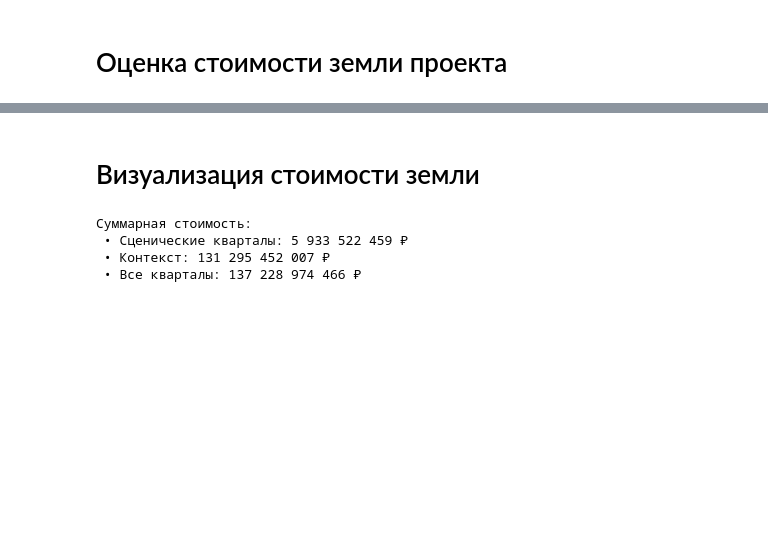
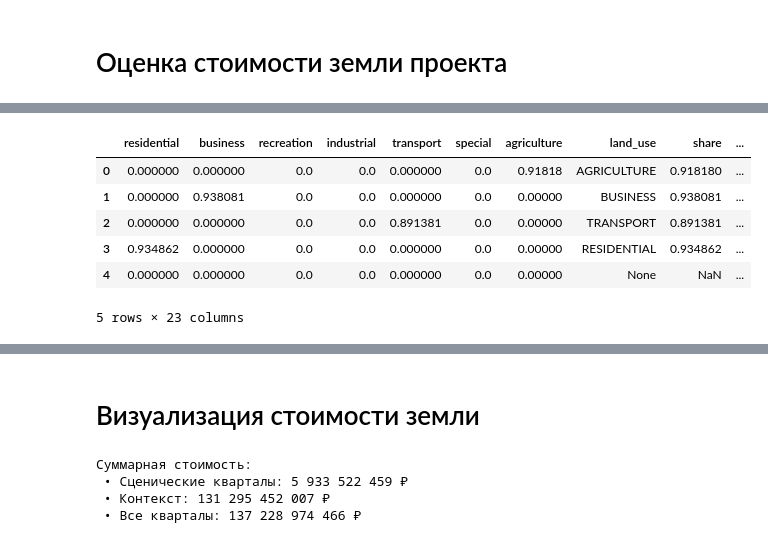
Before and after one commit to Mvin8/Urbanomy, a Jupyter notebook: examples/land_value_modeling/3_land_price_modeling.ipynb, the cells around one changed output, grey strips where cells are left out. Cells and saved outputs as stored; diff of their text form; code cells hidden in the pictures; blank space fills up the shorter version.

```diff
--- a/examples/land_value_modeling/3_land_price_modeling.ipynb
+++ b/examples/land_value_modeling/3_land_price_modeling.ipynb
@@ -27,2 +26,11 @@ scenario_blocks
 # %%
 blocks = pd.read_pickle('../data/prostor/prepared_blocks.pickle')
+blocks.head()
+# %% [output]
+|  | residential | business | recreation | industrial | transport | special | agriculture | land_use | share | ... |
+| 0 | 0.000000 | 0.000000 | 0.0 | 0.0 | 0.000000 | 0.0 | 0.91818 | AGRICULTURE | 0.918180 | ... |
+| 1 | 0.000000 | 0.938081 | 0.0 | 0.0 | 0.000000 | 0.0 | 0.00000 | BUSINESS | 0.938081 | ... |
+| 2 | 0.000000 | 0.000000 | 0.0 | 0.0 | 0.891381 | 0.0 | 0.00000 | TRANSPORT | 0.891381 | ... |
+| 3 | 0.934862 | 0.000000 | 0.0 | 0.0 | 0.000000 | 0.0 | 0.00000 | RESIDENTIAL | 0.934862 | ... |
+| 4 | 0.000000 | 0.000000 | 0.0 | 0.0 | 0.000000 | 0.0 | 0.00000 | None | NaN | ... |
+5 rows × 23 columns
```
Also changed, not shown: parts of 8 cells of this notebook, 10 other files.
